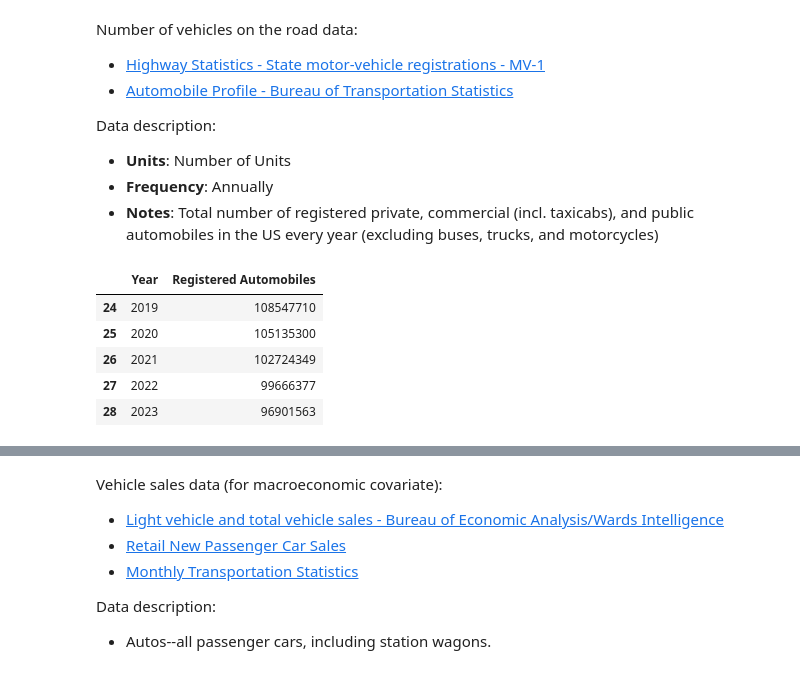
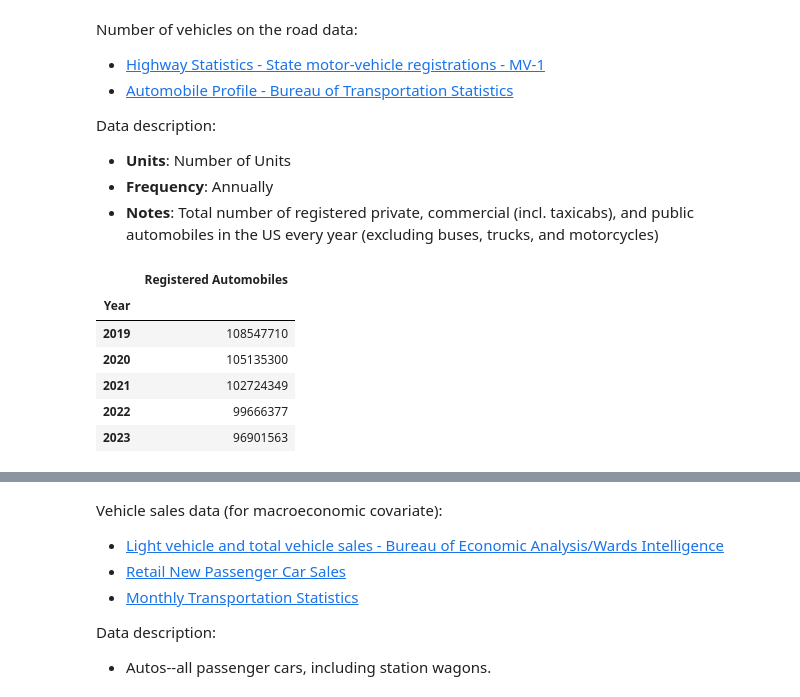
Before and after one commit to abdullahau/customer-analytics, a Jupyter notebook: CBCV-Subscription-Based.ipynb, the cells around one changed output, grey strips where cells are left out. Saved outputs shown, nothing was run; the diff lists cells and outputs as text; code cells hidden in the pictures.

```diff
--- a/CBCV-Subscription-Based.ipynb
+++ b/CBCV-Subscription-Based.ipynb
@@ -168,13 +168,14 @@ Data description:
 -   **Frequency**: Annually
 -   **Notes**: Total number of registered private, commercial (incl. taxicabs), and public automobiles in the US every year (excluding buses, trucks, and motorcycles)
 # %%
-reg_cars = pd.read_csv('data/us_registered_vehicles.csv')
+reg_cars = pd.read_csv('data/us_registered_vehicles.csv', index_col='Year')
 reg_cars.tail()
 # %% [output]
-|  | Year | Registered Automobiles |
-| 24 | 2019 | 108547710 |
-| 25 | 2020 | 105135300 |
-| 26 | 2021 | 102724349 |
-| 27 | 2022 | 99666377 |
-| 28 | 2023 | 96901563 |
+|  | Registered Automobiles |
+| Year |  |
+| 2019 | 108547710 |
+| 2020 | 105135300 |
+| 2021 | 102724349 |
+| 2022 | 99666377 |
+| 2023 | 96901563 |
 # %%
```
Also changed, not shown: parts of 4 cells of this notebook, 1 other file.
